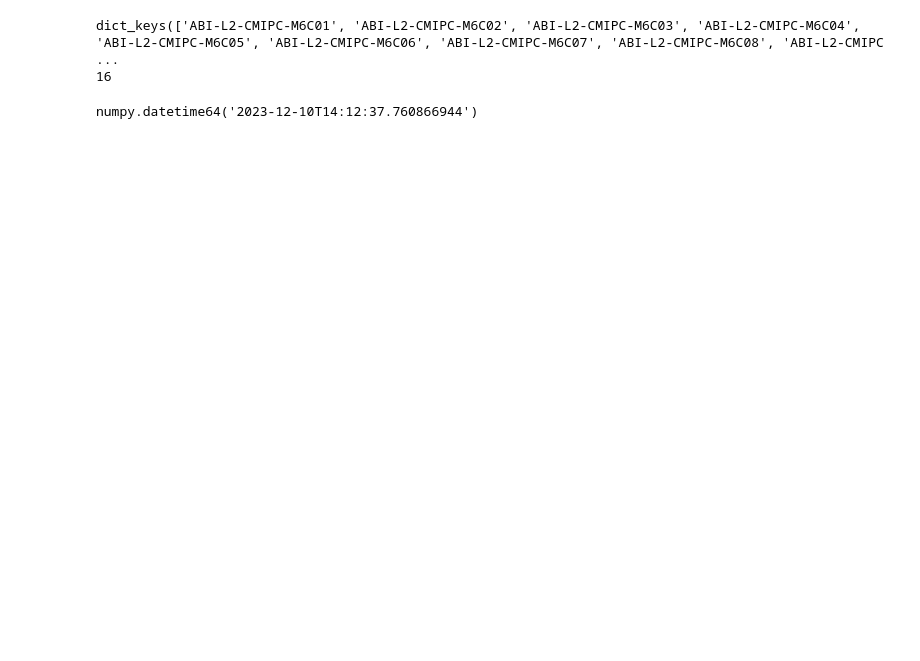
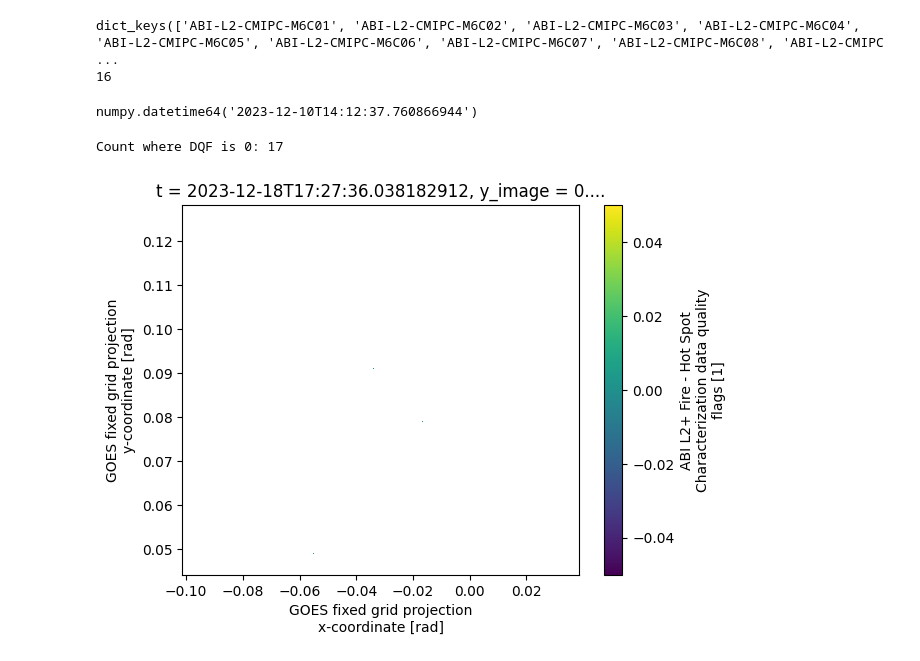
Before and after one commit to hunterad93/firenet, a Jupyter notebook: src/prediction_instance/scratch_work/adam_scratchwork/goesbucketexploration.ipynb, the cells around one changed output. Drawn from its saved outputs; the diff is of its cells as text; code cells hidden in the pictures; blank space fills up the shorter version.

```diff
--- a/src/prediction_instance/scratch_work/adam_scratchwork/goesbucketexploration.ipynb
+++ b/src/prediction_instance/scratch_work/adam_scratchwork/goesbucketexploration.ipynb
@@ -18,13 +18,12 @@ fire mask full: ABI-L2-FDCF/2022/286/16/OR_ABI-L2-FDCF-M6_G18_s20222861610210_e2
 
 fire mask with fires: ABI-L2-FDCC/2023/221/23/OR_ABI-L2-FDCC-M6_G18_s20232212301175_e20232212303548_c20232212304119.nc
 # %%
-blob_name = 'ABI-L2-FDCC/2023/221/23/OR_ABI-L2-FDCC-M6_G18_s20232212301175_e20232212303548_c20232212304119.nc'
-
+blob_name = 'ABI-L2-FDCC/2023/352/17/OR_ABI-L2-FDCC-M6_G16_s20233521726173_e20233521728546_c20233521729155.nc'
 # Use fsspec to create a file system
 fs = fsspec.filesystem('gcs', token=os.environ['GOOGLE_APPLICATION_CREDENTIALS'])
 
 # Open the file directly into memory with xarray
-f = fs.open(f'gcp-public-data-goes-18/{blob_name}')
+f = fs.open(f'gcp-public-data-goes-16/{blob_name}')
 ds = xr.open_dataset(f, engine='h5netcdf')
 # %%
 print(ds.data_vars)
@@ -220,3 +259,11 @@ timestamp = single.t.values
 timestamp
 # %% [output]
 numpy.datetime64('2023-12-10T14:12:37.760866944')
+# %%
+# Plot 'DQF' where dqf = 0
+dqf_zero = ds['DQF'] == 0
+ds['DQF'].where(dqf_zero).plot()
+print("Count where DQF is 0:", dqf_zero.sum().values)
+# %% [output]
+Count where DQF is 0: 17
+[figure, added]
```
Also changed, not shown: parts of 5 cells of this notebook, 14 other files.
